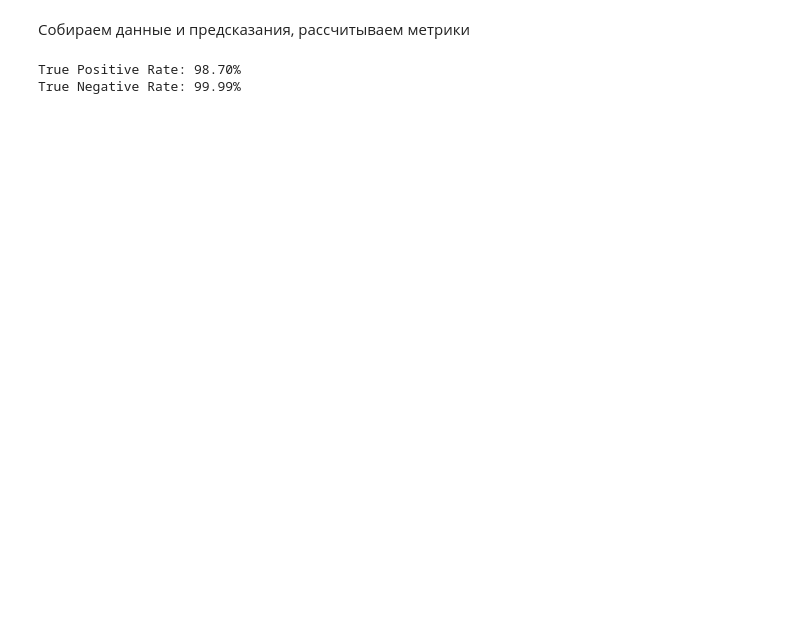
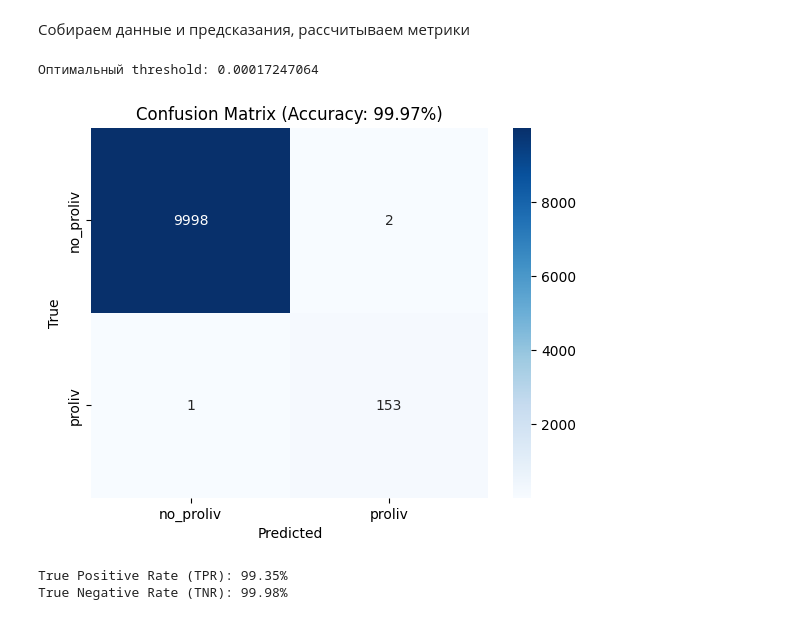
Before and after one commit to TanyaOzhahov/DL-Image, a Jupyter notebook: hw2.ipynb, the cells around one changed output. Drawn from its saved outputs; the diff is of its cells as text; code cells hidden in the pictures; blank space fills up the shorter version.

```diff
--- a/hw2.ipynb
+++ b/hw2.ipynb
@@ -186,31 +229,52 @@ def classify_image(model, img_path, threshold):
         recon = model(img_t)
     score = mse(img_t.cpu().numpy(), recon.cpu().numpy())
     return ("proliv" if score > threshold else "no_proliv"), score
+# %%
+def classify_image(model, img_path, threshold):
+    img = Image.open(img_path).convert('RGB')
+    img_t = transform(img).unsqueeze(0).to(device)
+    with torch.no_grad():
+        recon = model(img_t)
+    score = ((img_t.cpu().numpy() - recon.cpu().numpy()) ** 2).mean()
+    return ("proliv" if score > threshold else "no_proliv"), score
 # %% [markdown]
 Собираем данные и предсказания, рассчитываем метрики
 # %%
+mse_normal = calc_mse_list(model, os.path.join(base_dir, "train"))
+mse_proliv = calc_mse_list(model, os.path.join(base_dir, "proliv"))
+threshold = ((np.median(mse_normal) + np.median(mse_proliv)) / 2)*0.6
+print("Оптимальный threshold:", threshold)
 
 with open(test_ann_path) as f:
     lines = [line.strip().split() for line in f.readlines()]
 
 y_true, y_pred = [], []
 
 for fname, label in tqdm(lines):
     img_path = os.path.join(test_imgs_path, fname)
     pred, score = classify_image(model, img_path, threshold)
     y_true.append(label)
     y_pred.append(pred)
 
-tp = sum((yt == "proliv") and (yp == "proliv") for yt, yp in zip(y_true, y_pred))
-tn = sum((yt == "no_proliv") and (yp == "no_proliv") for yt, yp in zip(y_true, y_pred))
-fp = sum((yt == "no_proliv") and (yp == "proliv") for yt, yp in zip(y_true, y_pred))
-fn = sum((yt == "proliv") and (yp == "no_proliv") for yt, yp in zip(y_true, y_pred))
+cm = confusion_matrix(y_true, y_pred, labels=["no_proliv", "proliv"])
+acc = accuracy_score(y_true, y_pred)
+sns.heatmap(cm, annot=True, fmt='d', cmap='Blues', xticklabels=["no_proliv","proliv"], yticklabels=["no_proliv","proliv"])
+plt.title(f'Confusion Matrix (Accuracy: {acc*100:.2f}%)')
+plt.xlabel("Predicted")
+plt.ylabel("True")
+plt.show()
 
+tp = cm[1,1]
+tn = cm[0,0]
+fp = cm[0,1]
+fn = cm[1,0]
 TPR = tp / (tp + fn + 1e-8)
 TNR = tn / (tn + fp + 1e-8)
 
-print(f"True Positive Rate: {TPR*100:.2f}%")
-print(f"True Negative Rate: {TNR*100:.2f}%")
+print(f"True Positive Rate (TPR): {TPR*100:.2f}%")
+print(f"True Negative Rate (TNR): {TNR*100:.2f}%")
 # %% [output]
-True Positive Rate: 98.70%
-True Negative Rate: 99.99%
+Оптимальный threshold: 0.00017247064
+[figure, added]
+True Positive Rate (TPR): 99.35%
+True Negative Rate (TNR): 99.98%
```
Also changed, not shown: parts of 6 cells of this notebook.
